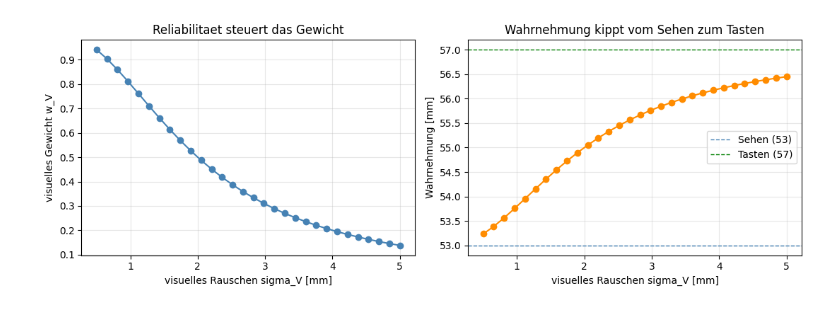
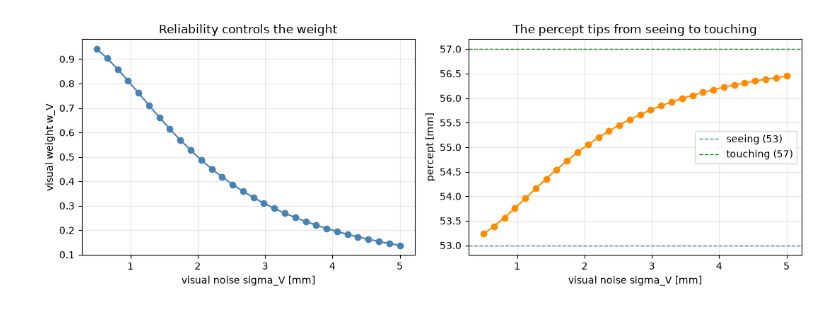
Before and after one commit to TimonLudwig1/Practice-Lab, a Jupyter notebook: xtAI_Learn-Repository/modules/18-multimodal-interfaces/projects/01-basic/solution/cue_integration_solution.ipynb, the cells around one changed output. Saved outputs shown, nothing was run; the diff lists cells and outputs as text; code cells hidden in the pictures.

```diff
--- a/xtAI_Learn-Repository/modules/18-multimodal-interfaces/projects/01-basic/solution/cue_integration_solution.ipynb
+++ b/xtAI_Learn-Repository/modules/18-multimodal-interfaces/projects/01-basic/solution/cue_integration_solution.ipynb
@@ -171,17 +178,17 @@ zunehmendem visuellem Rauschen kontinuierlich zur Haptik kippt.
 # %%
 sig_V_range = np.linspace(0.5, 5.0, 30)
 wv_curve = [1/sv**2 / (1/sv**2 + 1/2.0**2) for sv in sig_V_range]
 percept_curve = [wv*s_V + (1-wv)*s_H for wv in wv_curve]
 
 fig, (ax1, ax2) = plt.subplots(1, 2, figsize=(11, 4))
 ax1.plot(sig_V_range, wv_curve, "o-", color="steelblue")
-ax1.set_xlabel("visuelles Rauschen sigma_V [mm]"); ax1.set_ylabel("visuelles Gewicht w_V")
-ax1.set_title("Reliabilitaet steuert das Gewicht"); ax1.grid(alpha=0.3)
+ax1.set_xlabel("visual noise sigma_V [mm]"); ax1.set_ylabel("visual weight w_V")
+ax1.set_title("Reliability controls the weight"); ax1.grid(alpha=0.3)
 ax2.plot(sig_V_range, percept_curve, "o-", color="darkorange")
-ax2.axhline(s_V, color="steelblue", ls="--", lw=1, label="Sehen (53)")
-ax2.axhline(s_H, color="green", ls="--", lw=1, label="Tasten (57)")
-ax2.set_xlabel("visuelles Rauschen sigma_V [mm]"); ax2.set_ylabel("Wahrnehmung [mm]")
-ax2.set_title("Wahrnehmung kippt vom Sehen zum Tasten"); ax2.legend(); ax2.grid(alpha=0.3)
+ax2.axhline(s_V, color="steelblue", ls="--", lw=1, label="seeing (53)")
+ax2.axhline(s_H, color="green", ls="--", lw=1, label="touching (57)")
+ax2.set_xlabel("visual noise sigma_V [mm]"); ax2.set_ylabel("percept [mm]")
+ax2.set_title("The percept tips from seeing to touching"); ax2.legend(); ax2.grid(alpha=0.3)
 fig.tight_layout(); plt.show()
 # %% [output]
-[figure, old version]
+[figure, new version]
```
Also changed, not shown: parts of 21 cells of this notebook, 2 other files.
